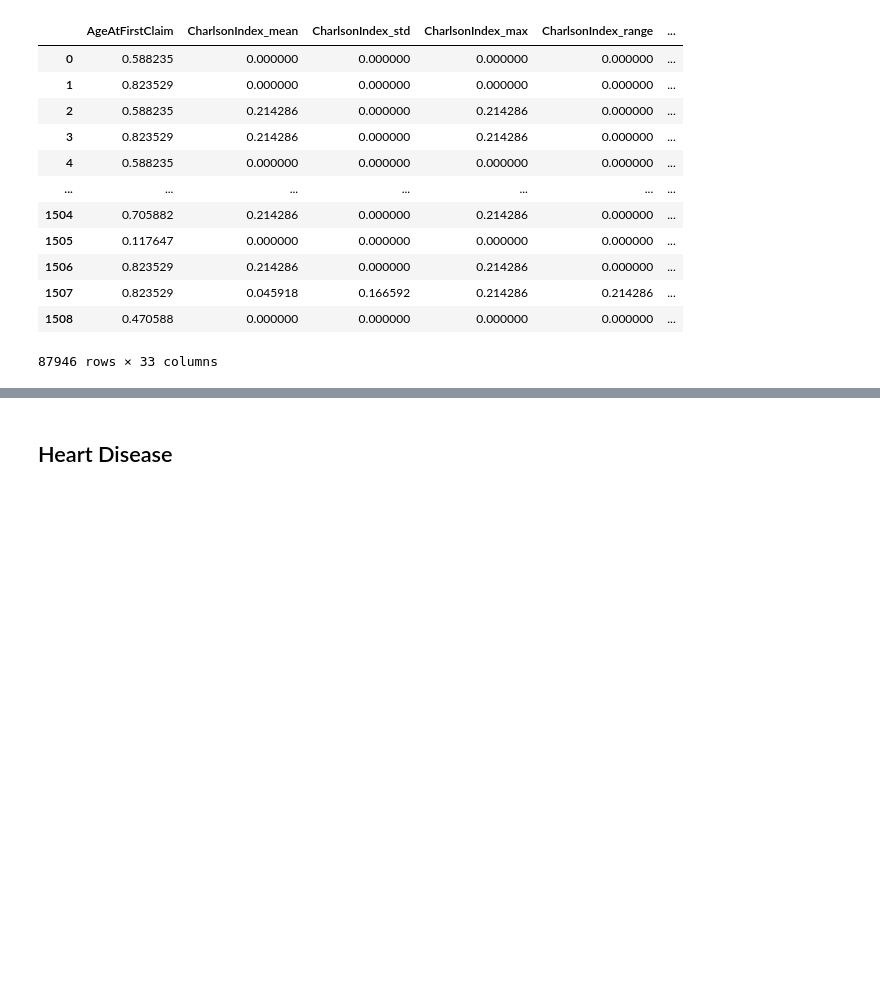
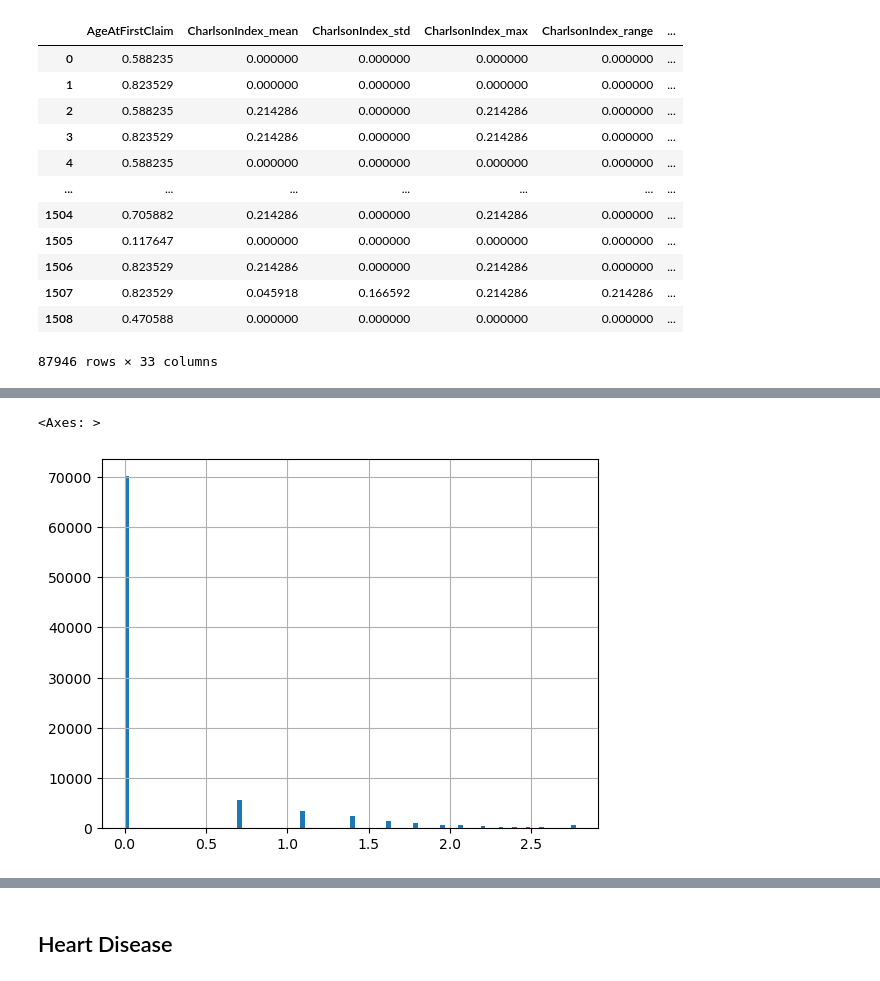
Before and after one commit to sitaomin1994/federated_imputation, a Jupyter notebook: notebook/data_preprocessing.ipynb, the cells around one changed output, grey strips where cells are left out. Cells and saved outputs as stored; diff of their text form; code cells hidden in the pictures; blank space fills up the shorter version.

```diff
--- a/notebook/data_preprocessing.ipynb
+++ b/notebook/data_preprocessing.ipynb
@@ -618,0 +651,5 @@ data.to_csv('./data/hhp/data_clean_los_np1.csv', index=False)
+# %%
+data[target].hist(bins = 100)
+# %% [output]
+<Axes: >
+[figure, added]
```
Also changed, not shown: parts of 13 cells of this notebook, 9 other files.
